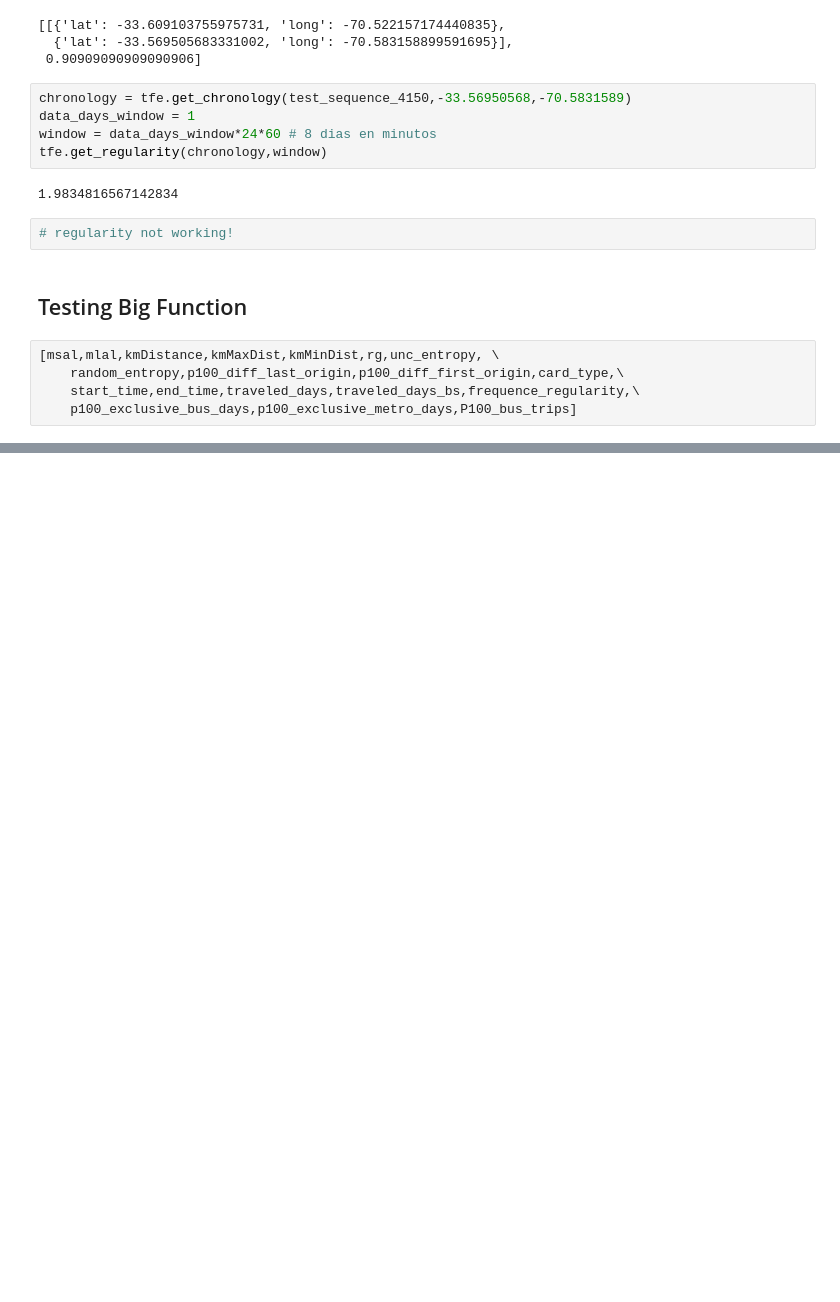
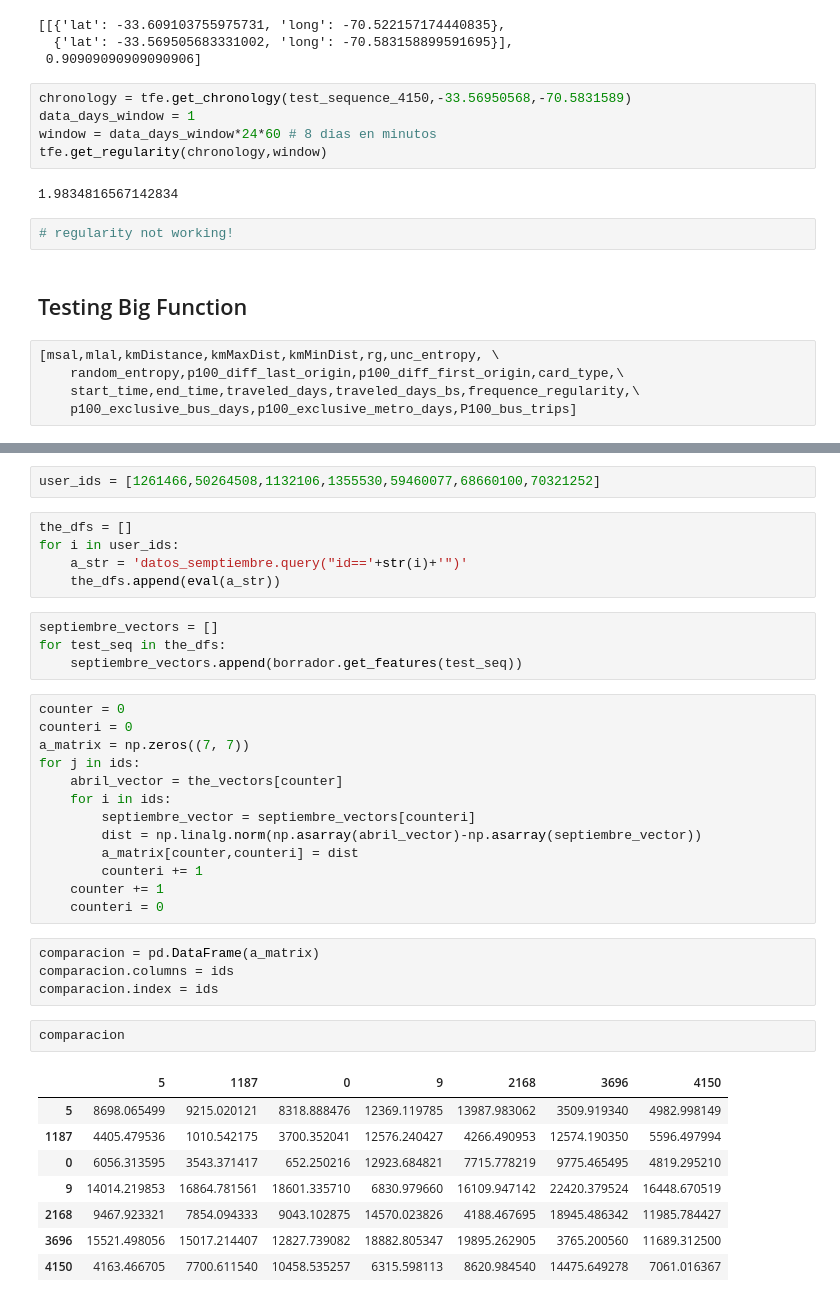
Before and after one commit to cinai/identification-algorithms, a Jupyter notebook: Algoritmo 3/Feature Extractor Machine.ipynb, the cells around one changed output, grey strips where cells are left out. Saved outputs shown, nothing was run; the diff lists cells and outputs as text; blank space fills up the shorter version.

```diff
--- a/Algoritmo 3/Feature Extractor Machine.ipynb
+++ b/Algoritmo 3/Feature Extractor Machine.ipynb
@@ -391,0 +438,39 @@ tfe.get_regularity(chronology,window)
+# %%
+user_ids = [1261466,50264508,1132106,1355530,59460077,68660100,70321252]
+# %%
+the_dfs = []
+for i in user_ids:
+    a_str = 'datos_semptiembre.query("id=='+str(i)+'")'
+    the_dfs.append(eval(a_str))
+# %%
+septiembre_vectors = []
+for test_seq in the_dfs:
+    septiembre_vectors.append(borrador.get_features(test_seq))
+# %%
+counter = 0
+counteri = 0
+a_matrix = np.zeros((7, 7))
+for j in ids:
+    abril_vector = the_vectors[counter]
+    for i in ids:
+        septiembre_vector = septiembre_vectors[counteri]
+        dist = np.linalg.norm(np.asarray(abril_vector)-np.asarray(septiembre_vector))
+        a_matrix[counter,counteri] = dist
+        counteri += 1
+    counter += 1
+    counteri = 0
+# %%
+comparacion = pd.DataFrame(a_matrix)
+comparacion.columns = ids
+comparacion.index = ids
+# %%
+comparacion
+# %% [output]
+|  | 5 | 1187 | 0 | 9 | 2168 | 3696 | 4150 |
+| 5 | 8698.065499 | 9215.020121 | 8318.888476 | 12369.119785 | 13987.983062 | 3509.919340 | 4982.998149 |
+| 1187 | 4405.479536 | 1010.542175 | 3700.352041 | 12576.240427 | 4266.490953 | 12574.190350 | 5596.497994 |
+| 0 | 6056.313595 | 3543.371417 | 652.250216 | 12923.684821 | 7715.778219 | 9775.465495 | 4819.295210 |
+| 9 | 14014.219853 | 16864.781561 | 18601.335710 | 6830.979660 | 16109.947142 | 22420.379524 | 16448.670519 |
+| 2168 | 9467.923321 | 7854.094333 | 9043.102875 | 14570.023826 | 4188.467695 | 18945.486342 | 11985.784427 |
+| 3696 | 15521.498056 | 15017.214407 | 12827.739082 | 18882.805347 | 19895.262905 | 3765.200560 | 11689.312500 |
+| 4150 | 4163.466705 | 7700.611540 | 10458.535257 | 6315.598113 | 8620.984540 | 14475.649278 | 7061.016367 |
```
Also changed, not shown: parts of 34 cells of this notebook, 1 other file.
